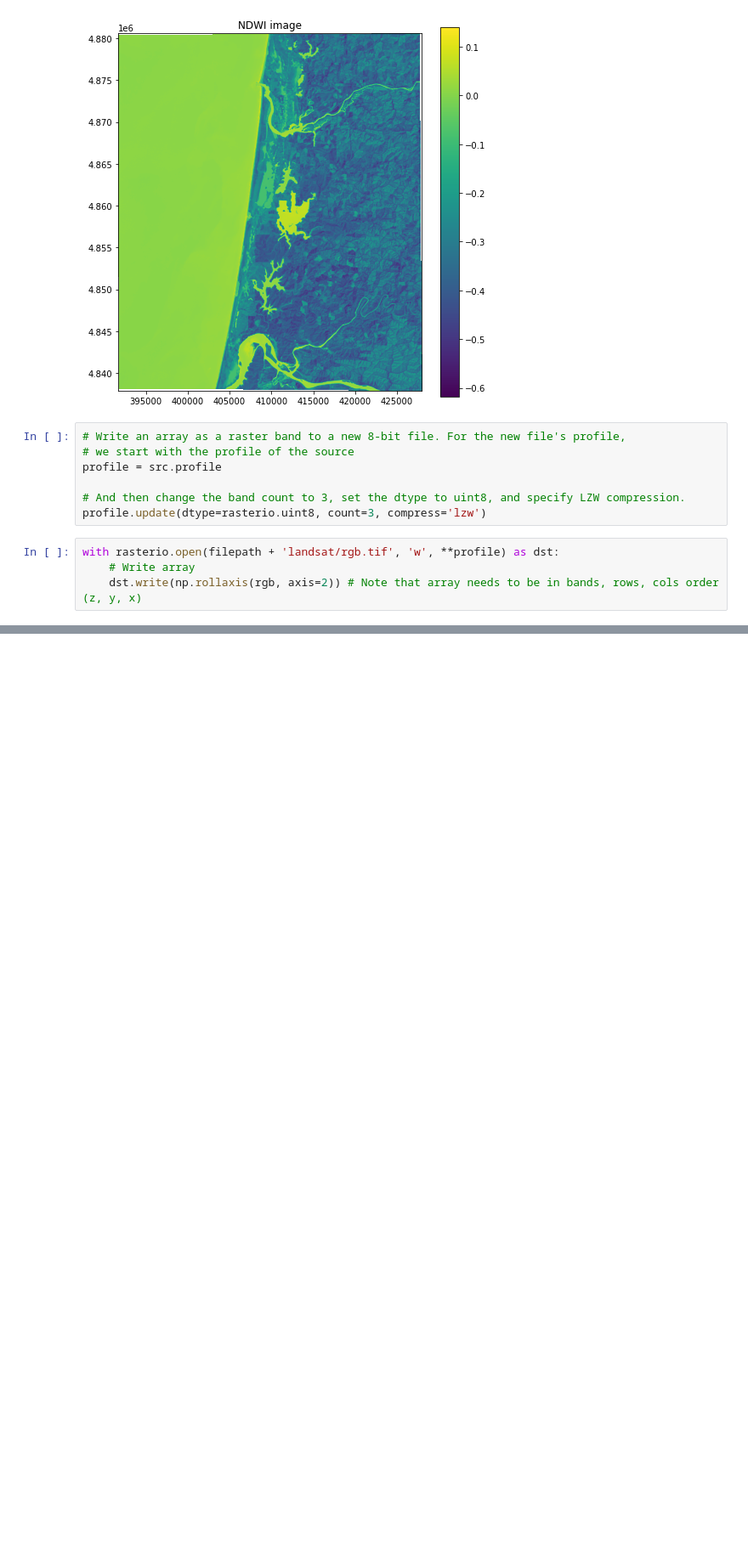
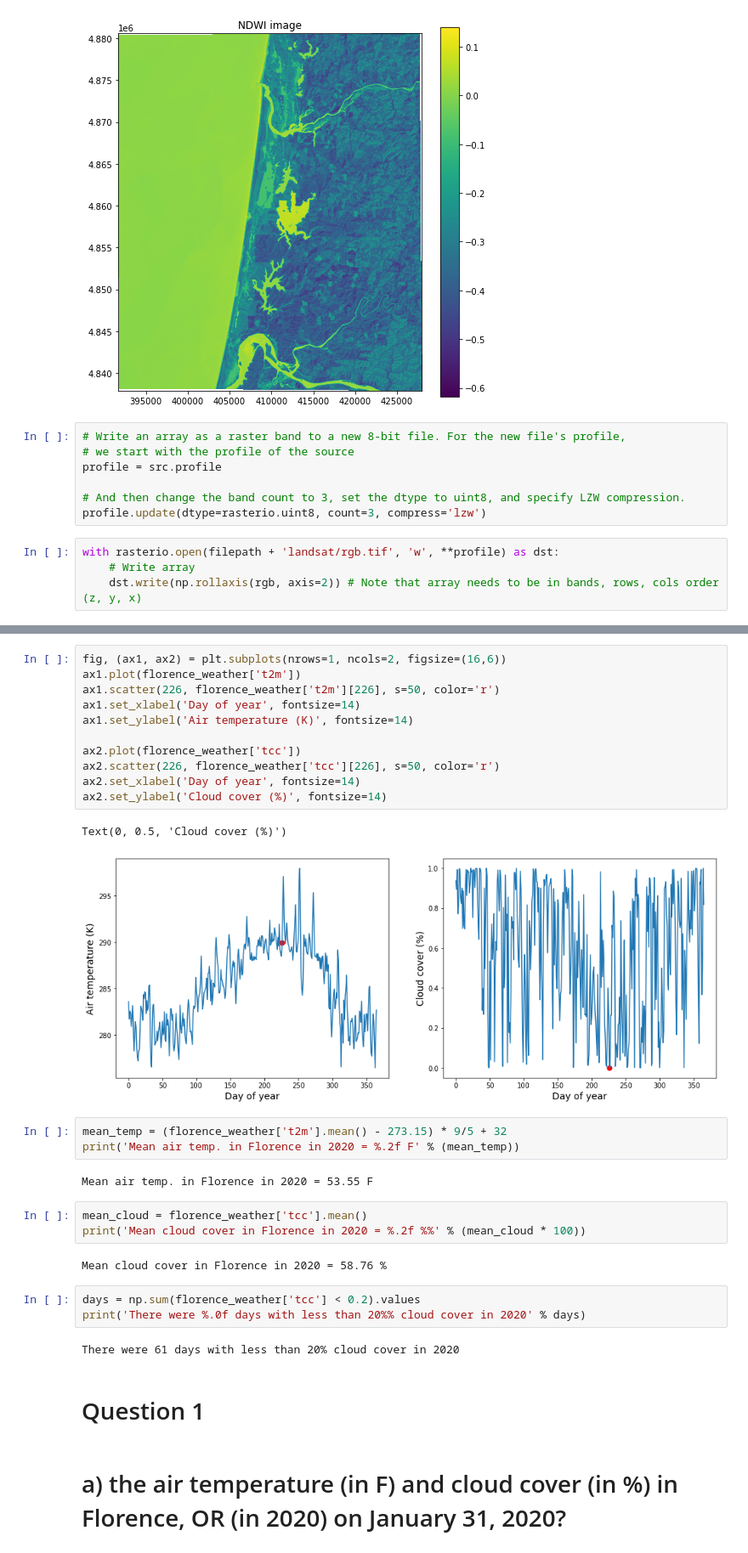
Before and after one commit to chasekrogh/geospatial-data-science, a Jupyter notebook: labs/lab4/Chase K Lab 4.ipynb, the cells around one changed output, grey strips where cells are left out. Shown at 85% size. Cells and saved outputs as stored; diff of their text form; blank space fills up the shorter version.

```diff
--- a/labs/lab4/Chase K Lab 4.ipynb
+++ b/labs/lab4/Chase K Lab 4.ipynb
@@ -158,0 +247,33 @@ http://xarray.pydata.org/en/stable/getting-started-guide/installing.html
+# %%
+fig, (ax1, ax2) = plt.subplots(nrows=1, ncols=2, figsize=(16,6))
+ax1.plot(florence_weather['t2m'])
+ax1.scatter(226, florence_weather['t2m'][226], s=50, color='r')
+ax1.set_xlabel('Day of year', fontsize=14)
+ax1.set_ylabel('Air temperature (K)', fontsize=14)
+
+ax2.plot(florence_weather['tcc'])
+ax2.scatter(226, florence_weather['tcc'][226], s=50, color='r')
+ax2.set_xlabel('Day of year', fontsize=14)
+ax2.set_ylabel('Cloud cover (%)', fontsize=14)
+# %% [output]
+Text(0, 0.5, 'Cloud cover (%)')
+[figure, added]
+# %%
+mean_temp = (florence_weather['t2m'].mean() - 273.15) * 9/5 + 32
+print('Mean air temp. in Florence in 2020 = %.2f F' % (mean_temp))
+# %% [output]
+Mean air temp. in Florence in 2020 = 53.55 F
+# %%
+mean_cloud = florence_weather['tcc'].mean()
+print('Mean cloud cover in Florence in 2020 = %.2f %%' % (mean_cloud * 100))
+# %% [output]
+Mean cloud cover in Florence in 2020 = 58.76 %
+# %%
+days = np.sum(florence_weather['tcc'] < 0.2).values
+print('There were %.0f days with less than 20%% cloud cover in 2020' % days)
+# %% [output]
+There were 61 days with less than 20% cloud cover in 2020
+# %% [markdown]
+# Question 1
+# %% [markdown]
+# a) the air temperature (in F) and cloud cover (in %) in Florence, OR (in 2020) on January 31, 2020?
```
Also changed, not shown: parts of 43 cells of this notebook.
